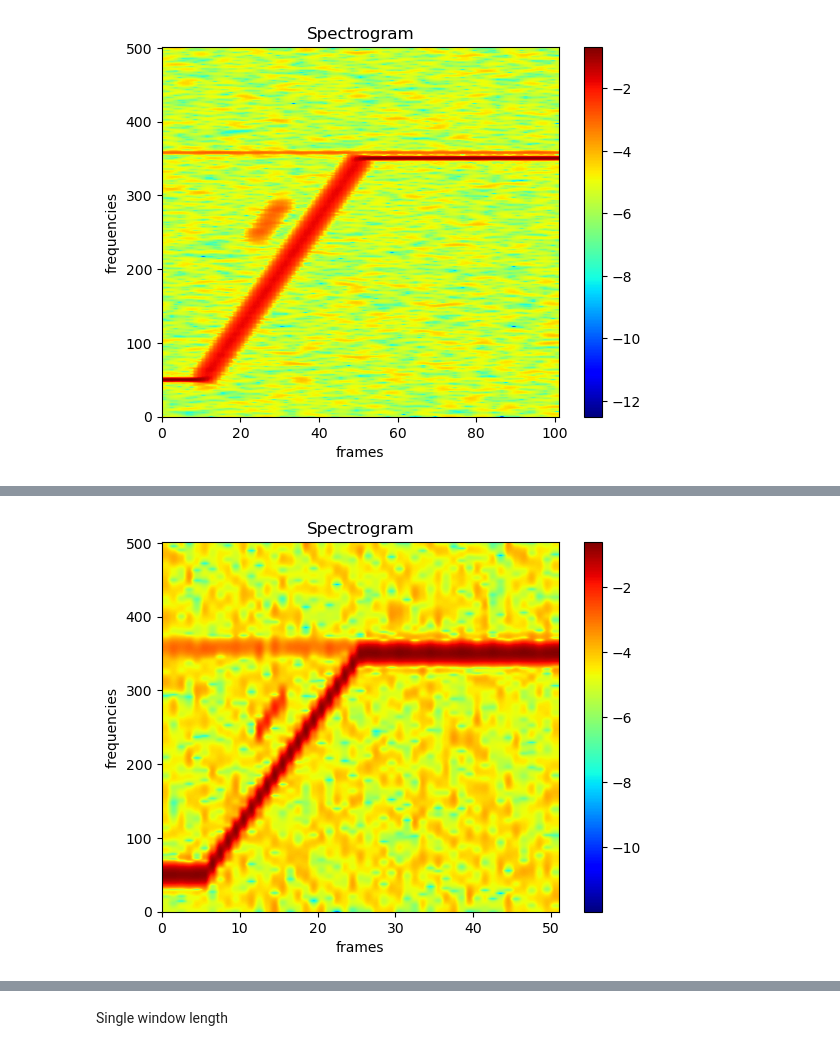
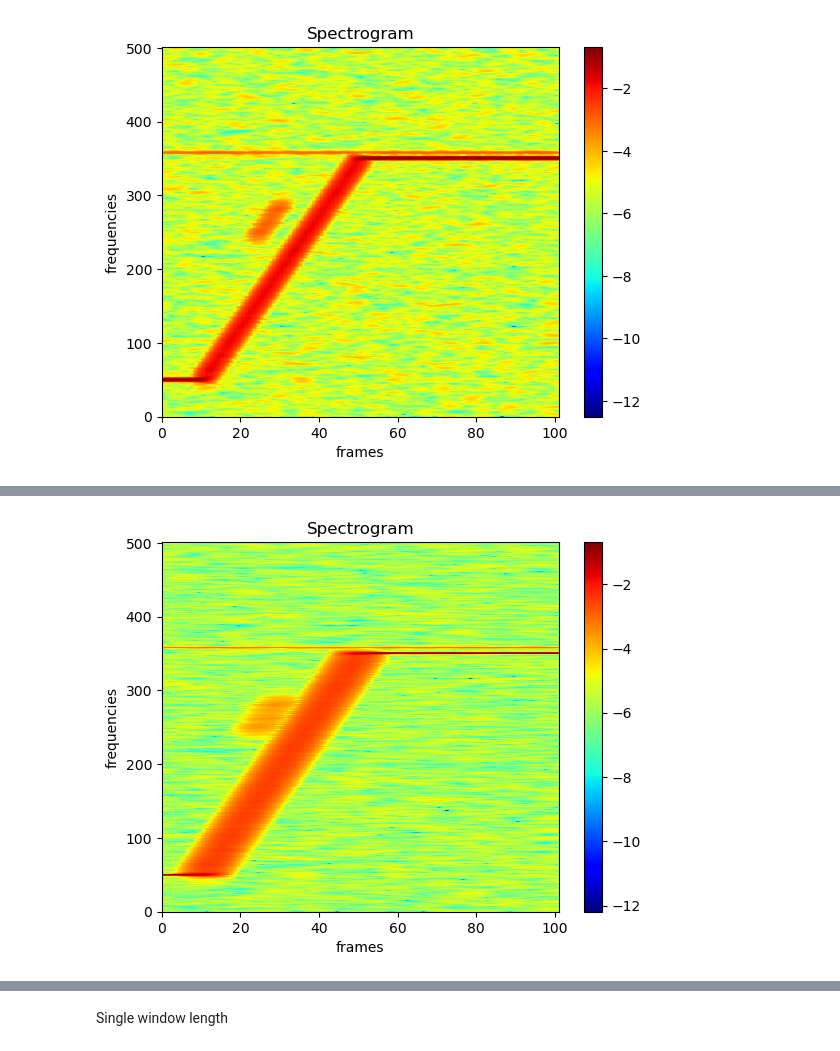
Before and after one commit to maxime-leiber/dstft, a Jupyter notebook: notebooks/2_tf_varying_window_length.ipynb, the cells around one changed output, grey strips where cells are left out. Cells and saved outputs as stored; diff of their text form; code cells hidden in the pictures.

```diff
--- a/notebooks/2_tf_varying_window_length.ipynb
+++ b/notebooks/2_tf_varying_window_length.ipynb
@@ -22,6 +43,6 @@ dstft.print(spec, weights=False, wins=False, bar=True)
 # %%
-dstft = FDSTFT(x, win_length=100, support=1_000, stride=100, win_requires_grad=False, stride_requires_grad=False, win_p=None, stride_p=None)
+dstft = FDSTFT(x, win_length=1_000, support=1_000, stride=50, win_requires_grad=False, stride_requires_grad=False, win_p=None, stride_p=None)
 spec, stft, real, imag, phase = dstft(x)
 dstft.print(spec, weights=False, wins=False, bar=True)
 # %% [output]
-[figure, old version]
+[figure, new version]
```
Also changed, not shown: parts of 8 cells of this notebook, 19 other files.
